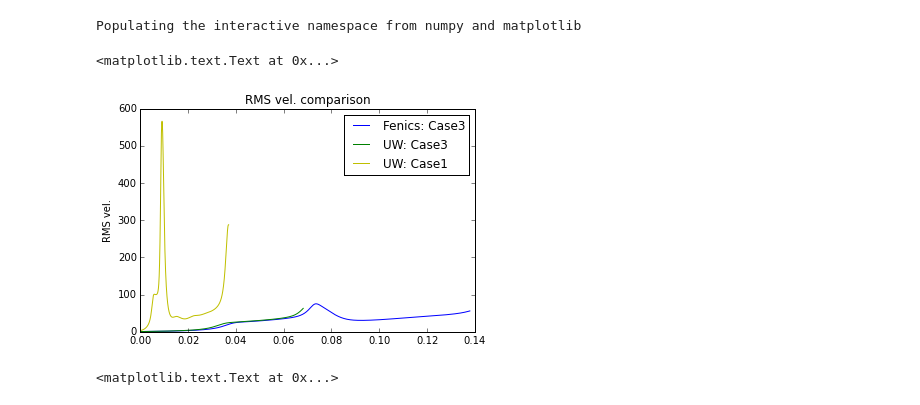
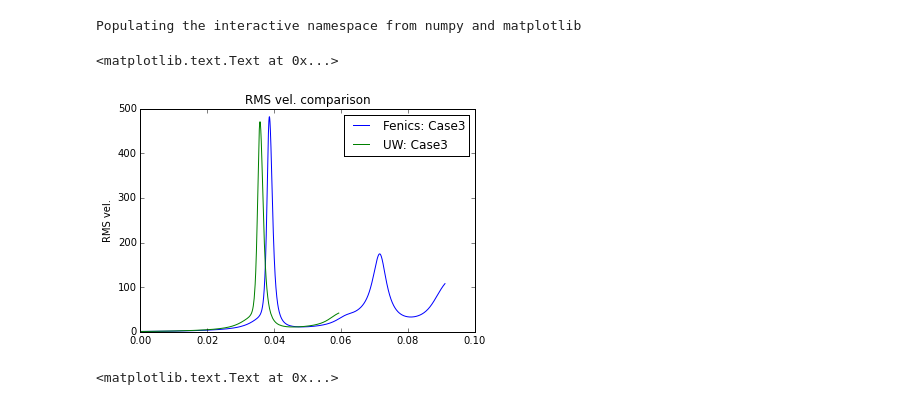
Before and after one commit to dansand/uw-bits, a Jupyter notebook: tosi/Tosi-analysis.ipynb, the cells around one changed output. Cells and saved outputs as stored; diff of their text form; code cells hidden in the pictures.

```diff
--- a/tosi/Tosi-analysis.ipynb
+++ b/tosi/Tosi-analysis.ipynb
@@ -13,28 +13,29 @@ Populating the interactive namespace from numpy and matplotlib
 CASE = 3.
 # %%
 fres = np.loadtxt('./results/results_case2.dat')
-fres2 = np.loadtxt('./results/results_case5.dat')
+fres2 = np.loadtxt('./results/results_case4.dat')
 
 
 uwres = np.loadtxt('./results/uw_results_case2.dat')
-uwres2 = np.loadtxt('./results/stabilityuw_results_case4.0.dat')
+uwres2 = np.loadtxt('./results/uw_results_case4.dat')
+#uwres2 = np.loadtxt('./results/stabilityuw_results_case4.0.dat')
 # %%
 #plot RMS values,
 
 
 #plt.plot(fres[:,0], fres[:,5], c='r',label="Fenics: Case1")
 plt.plot(fres2[:,0], fres2[:,5], c='b',label="Fenics: Case3")
 plt.plot(uwres2[:,0], uwres2[:,5], c='g', label="UW: Case3")
-plt.plot(uwres[:,0], uwres[:,5], c='y',label="UW: Case1")
+#plt.plot(uwres[:,0], uwres[:,5], c='y',label="UW: Case1")
 
 
 
 plt.legend()
 plt.title('RMS vel. comparison')
 plt.ylabel('RMS vel.')
 # %% [output]
 <matplotlib.text.Text at 0x...>
-[figure, old version]
+[figure, new version]
 # %%
 fres = np.loadtxt('./results/results_case3.dat')
 
```
Also changed, not shown: parts of 4 cells of this notebook, 7 other files.
